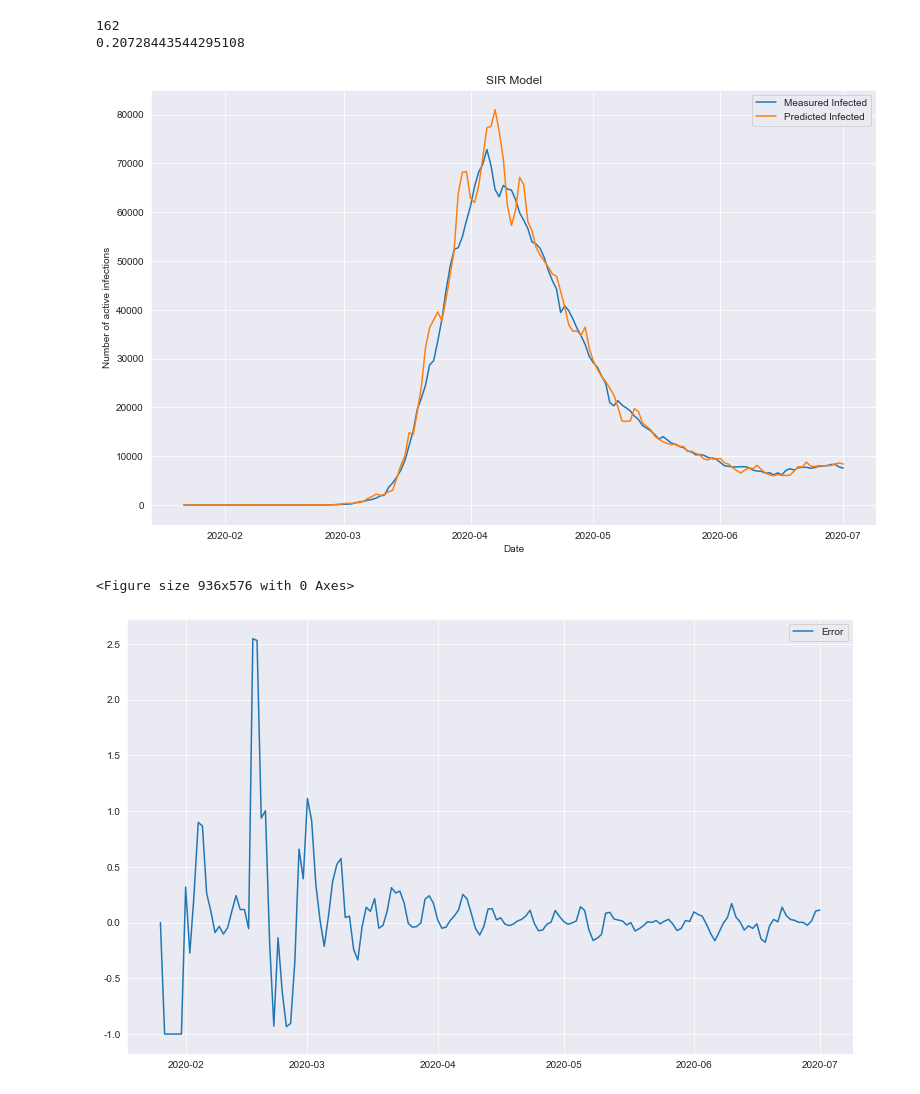
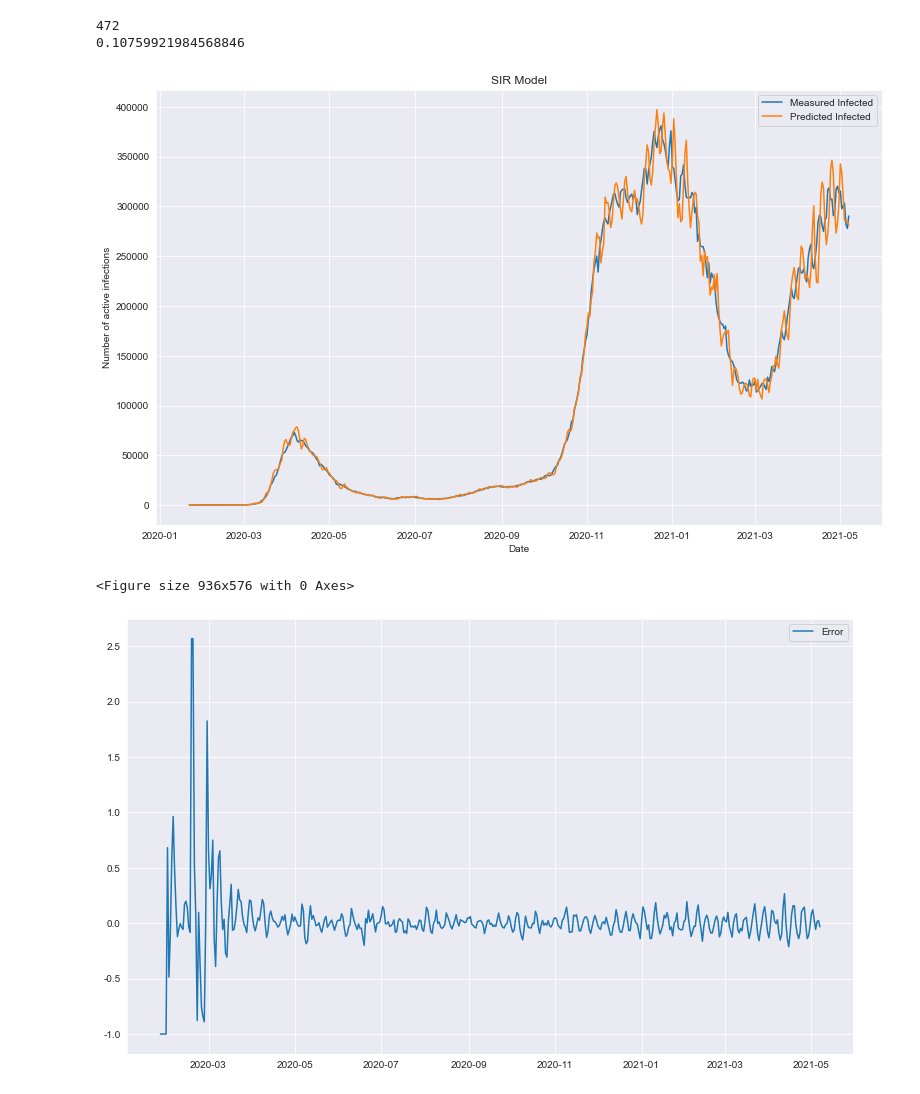
Before and after one commit to pauli-sch/TW-SIR, a Jupyter notebook: TW-SIR.ipynb, the cells around one changed output. Saved outputs shown, nothing was run; the diff lists cells and outputs as text; code cells hidden in the pictures.

```diff
--- a/TW-SIR.ipynb
+++ b/TW-SIR.ipynb
@@ -538,18 +538,18 @@ def predictEveryday(country, size, t, stop):
 # %%
 #Auswertung
 
 #predictI_bySize('Germany', 0, 4)
 #predictFuture('Germany', 6, 1)
 #I , I_p = predictTime('Germany', 6, 450)
-modelGermany('Germany', 6, 163, 1)
+modelGermany('Germany', 5, 472, 0)
 #error = oneDayError(I[415:430], I_p[415:430])
 #print((1/15)*np.sum(abs(error)))
 # %% [output]
-162
-0.20728443544295108
+472
+0.10759921984568846
-[figure, old version]
+[figure, new version]
 <Figure size 936x576 with 0 Axes>
-[figure, old version]
+[figure, new version]
 # %%
 #I2, I_p2 = predictEveryday('Germany', 6, 450,460)
 #error2 = oneDayError(I2[415:430], I_p2[415:430])
```
Also changed, not shown: 3 other files.
